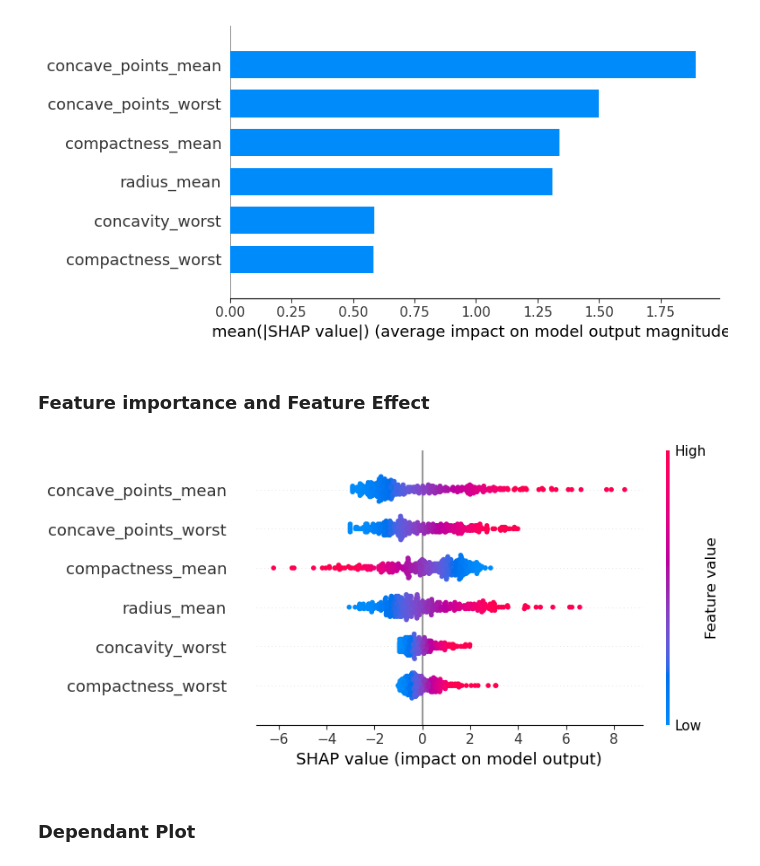
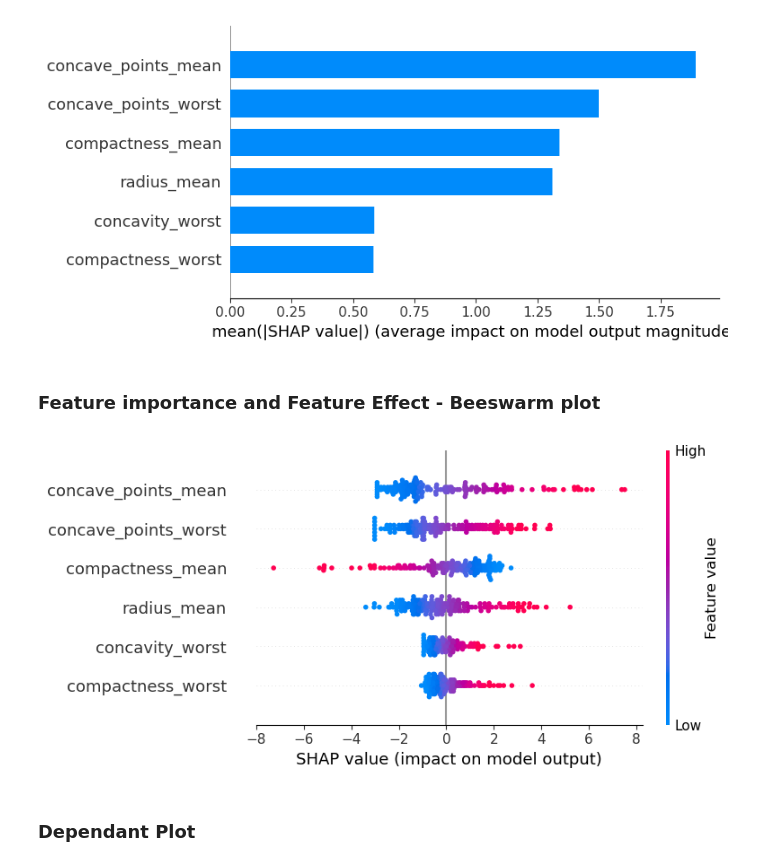
Before and after one commit to lasantha13/breast_ca, a Jupyter notebook: notebook/Breast_Cancer.ipynb, the cells around one changed output. Saved outputs shown, nothing was run; the diff lists cells and outputs as text; code cells hidden in the pictures.

```diff
--- a/notebook/Breast_Cancer.ipynb
+++ b/notebook/Breast_Cancer.ipynb
@@ -419,11 +419,11 @@ shap.summary_plot(shap_values, X2_test, plot_type="bar",feature_names=feature_li
 # %% [output]
 [figure]
 # %% [markdown]
-### Feature importance and  Feature Effect
+### Feature importance and  Feature Effect - Beeswarm plot
 # %%
-shap.summary_plot(shap_values, X2_train, feature_names=feature_list)
+shap.summary_plot(shap_values, X2_test, feature_names=feature_list)
 # %% [output]
-[figure, old version]
+[figure, new version]
 # %% [markdown]
 ### Dependant Plot
 # %%
```
Also changed, not shown: parts of 9 cells of this notebook.
